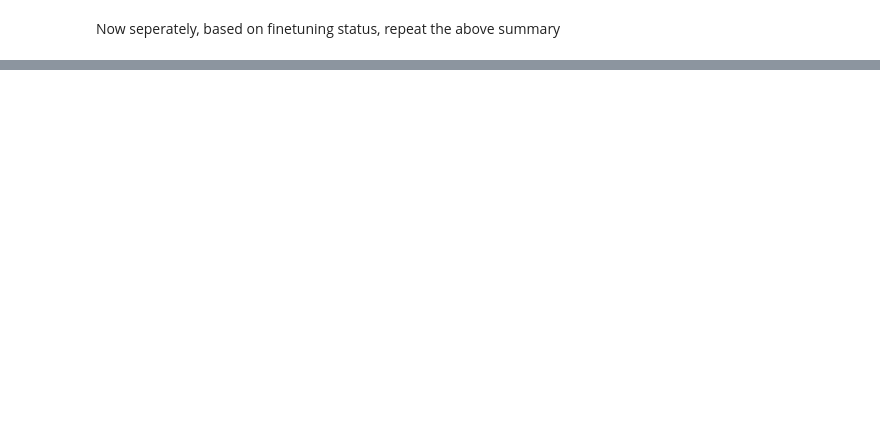
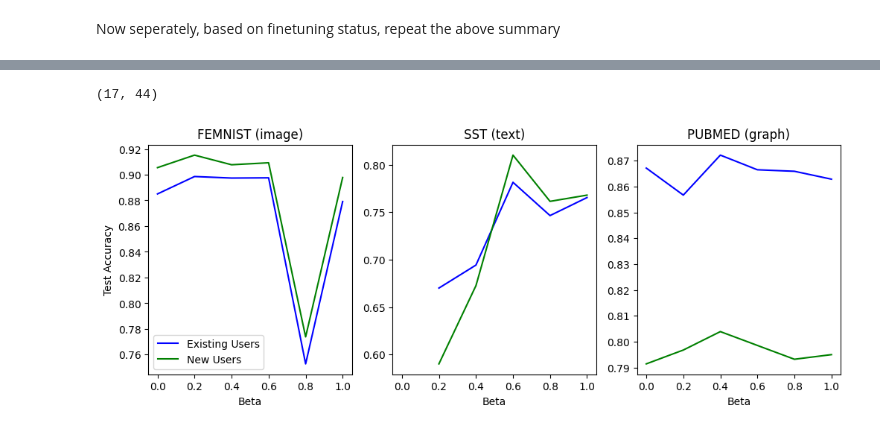
Before and after one commit to JoeLavond/FedDecay, a Jupyter notebook: custom/02_summarize_run_metrics.ipynb, the cells around one changed output, grey strips where cells are left out. Cells and saved outputs as stored; diff of their text form; code cells hidden in the pictures; blank space fills up the shorter version.

Commit message:
intial figure for sensitivity analysis, place holder for later

```diff
--- a/custom/02_summarize_run_metrics.ipynb
+++ b/custom/02_summarize_run_metrics.ipynb
@@ -206,0 +356,9 @@ print(s)
+# %%
+exact_df = row_df.loc[
+    (subset_df.method == 'exact')
+    & (subset_df.n_epochs <= 3)
+    & (subset_df.finetune == 1)
+]
+
+exact_df.groupby(['dataset', 'beta']) \
+    [validation_metric].idxmax()  # return index of max validation metric
@@ -206,0 +385,46 @@ print(s)
+# %%
+best_beta = exact_df.loc[
+    exact_df.groupby(['dataset', 'beta']) \
+        [validation_metric].idxmax()  # return index of max validation metric
+].sort_values(by=['dataset', 'beta'])
+print(best_beta.shape)
+
+import matplotlib.pyplot as plt
+from matplotlib.lines import Line2D
+
+# best beta
+datasets = ['femnist--s02', 'sst2', 'pubmed']
+Datasets = ['FEMNIST (image)', 'SST (text)', 'PUBMED (graph)']
+
+fig, axarr = plt.subplots(
+    nrows=1, ncols=len(datasets),
+    sharex=True, #sharey=True,
+    figsize=(4*len(datasets), 4)
+)
+axarr[0].set_ylabel('Test Accuracy')
+for i, (dataset, Dataset) in enumerate(zip(datasets, Datasets)):
+    temp_df = best_beta.loc[best_beta.dataset == dataset]
+    axarr[i].set_title(Dataset)
+    axarr[i].set_xlabel('Beta')
+    axarr[i].plot(temp_df.beta, temp_df['Results/test_acc'], color='blue')
+    axarr[i].plot(temp_df.beta, temp_df['Results_unseen/test_acc'], color='green')
+
+custom_lines = [
+    Line2D([0], [0], color='blue'),
+    Line2D([0], [0], color='green')
+]
+custom_labels = [
+    'Existing Users',
+    'New Users'
+]
+axarr[0].legend(
+    custom_lines, custom_labels,
+    loc='lower left'#,
+    #bbox_to_anchor=(1, -.15),
+    #ncol=len(datasets)
+)
+
+plt.savefig('figures/sensitivity-analysis-best-beta.png')
+# %% [output]
+(17, 44)
+[figure, added]
```
Also changed, not shown: parts of 18 cells of this notebook, 4 other files.
